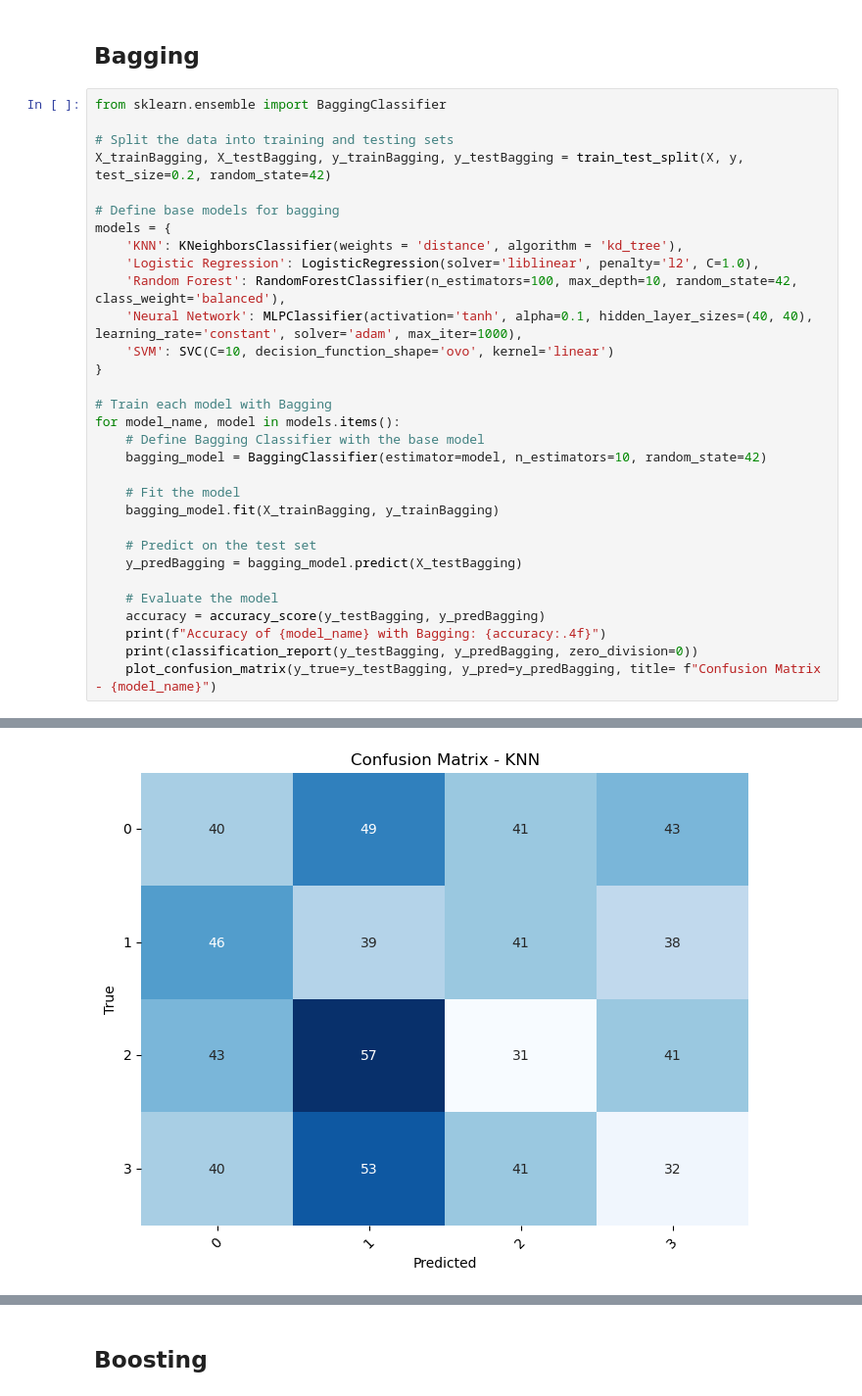
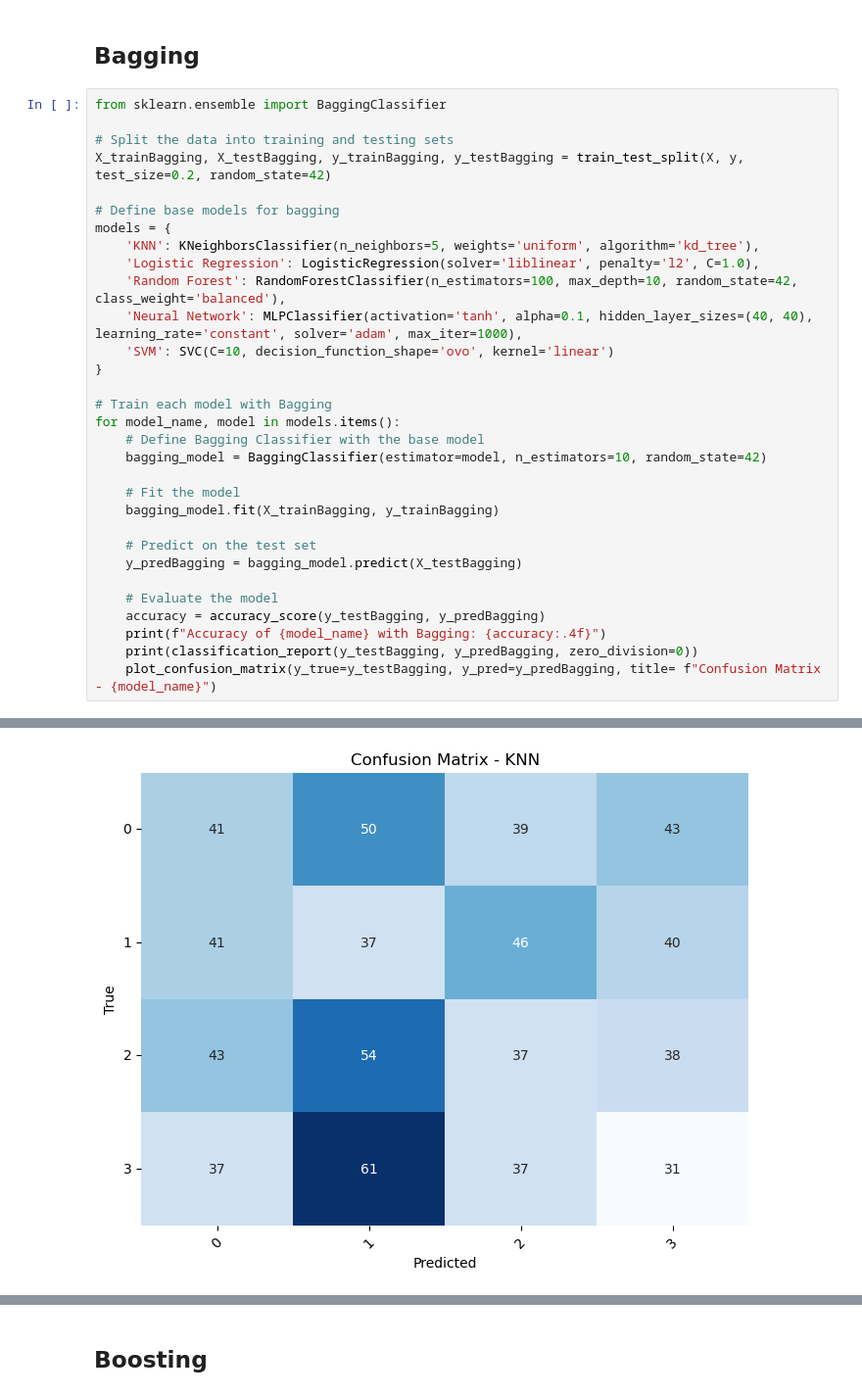
Before and after one commit to johnnyhuyhuynh/MindSpace, a Jupyter notebook: MindSpace-test.ipynb, the cells around one changed output, grey strips where cells are left out. Shown at 98% size. Drawn from its saved outputs; the diff is of its cells as text.

Commit message:
Updated KNN model to test for different weights and algorithms

```diff
--- a/MindSpace-test.ipynb
+++ b/MindSpace-test.ipynb
@@ -1661,7 +1718,7 @@ X_trainBagging, X_testBagging, y_trainBagging, y_testBagging = train_test_split(
 
 # Define base models for bagging
 models = {
-    'KNN': KNeighborsClassifier(weights = 'distance', algorithm = 'kd_tree'),
+    'KNN': KNeighborsClassifier(n_neighbors=5, weights='uniform', algorithm='kd_tree'),
     'Logistic Regression': LogisticRegression(solver='liblinear', penalty='l2', C=1.0),
     'Random Forest': RandomForestClassifier(n_estimators=100, max_depth=10, random_state=42, class_weight='balanced'),
     'Neural Network': MLPClassifier(activation='tanh', alpha=0.1, hidden_layer_sizes=(40, 40), learning_rate='constant', solver='adam', max_iter=1000),
@@ -1699,4 +1756,4 @@ weighted avg       0.21      0.21      0.21       675
-[figure, old version]
+[figure, new version]
 Accuracy of Logistic Regression with Bagging: 0.2444
               precision    recall  f1-score   support
 
```
Also changed, not shown: parts of 13 cells of this notebook.
